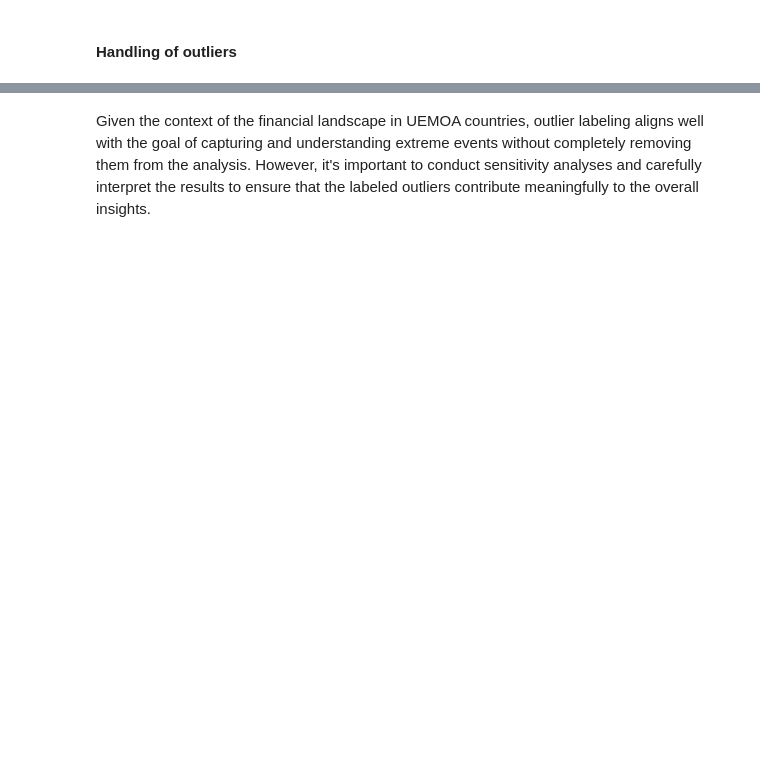
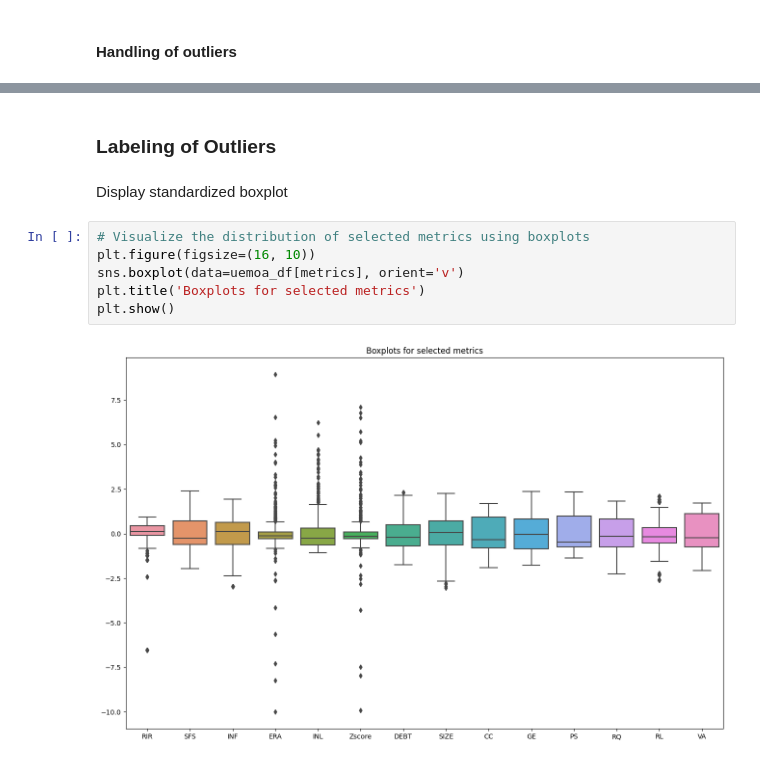
Before and after one commit to isamuelpatrick/BankingInsights-UEMOA, a Jupyter notebook: Bank clustering.ipynb, the cells around one changed output, grey strips where cells are left out. Drawn from its saved outputs; the diff is of its cells as text; blank space fills up the shorter version.

```diff
--- a/Bank clustering.ipynb
+++ b/Bank clustering.ipynb
@@ -250,2 +252,12 @@ Perhaps the best course of action is to perform senstivity analysis to assess ho
 # %% [markdown]
-Given the context of the financial landscape in UEMOA countries, outlier labeling aligns well with the goal of capturing and understanding extreme events without completely removing them from the analysis. However, it's important to conduct sensitivity analyses and carefully interpret the results to ensure that the labeled outliers contribute meaningfully to the overall insights.
+### Labeling of Outliers
+# %% [markdown]
+Display standardized boxplot
+# %%
+# Visualize the distribution of selected metrics using boxplots
+plt.figure(figsize=(16, 10))
+sns.boxplot(data=uemoa_df[metrics], orient='v')
+plt.title('Boxplots for selected metrics')
+plt.show()
+# %% [output]
+[figure, added]
```
Also changed, not shown: parts of 10 cells of this notebook.
